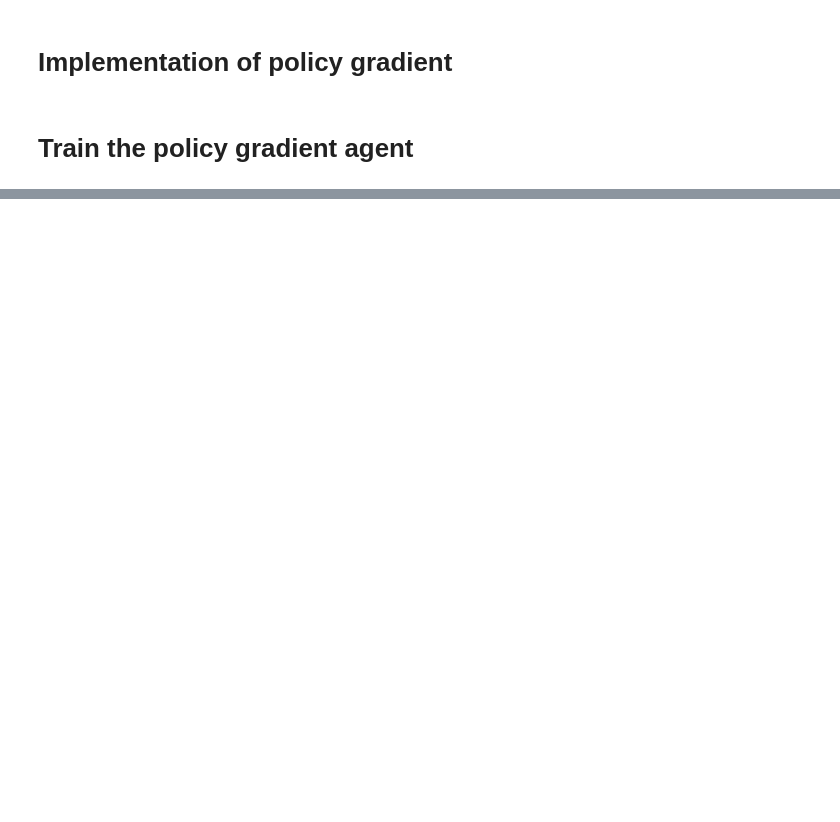
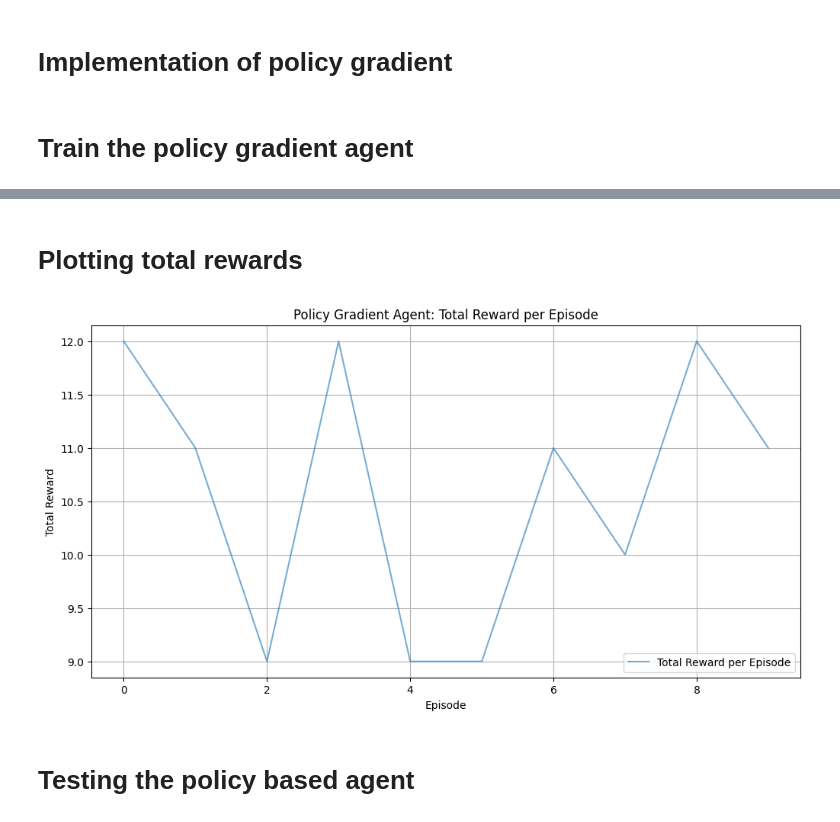
Before and after one commit to sduyr/cart_pole_balance, a Jupyter notebook: reinforcement.ipynb, the cells around one changed output, grey strips where cells are left out. Saved outputs shown, nothing was run; the diff lists cells and outputs as text; code cells hidden in the pictures; blank space fills up the shorter version.

```diff
--- a/reinforcement.ipynb
+++ b/reinforcement.ipynb
@@ -434,0 +434,15 @@ ValueError: expected sequence of length 4 at dim 1 (got 0)
+# %% [markdown]
+# Plotting total rewards
+# %%
+plt.figure(figsize=(12, 6))
+plt.plot(total_rewards, label="Total Reward per Episode", alpha=0.6)
+plt.xlabel("Episode")
+plt.ylabel("Total Reward")
+plt.title("Policy Gradient Agent: Total Reward per Episode")
+plt.legend()
+plt.grid()
+plt.show()
+# %% [output]
+[figure, added]
+# %% [markdown]
+# Testing the policy based agent
```
Also changed, not shown: parts of 12 cells of this notebook.
